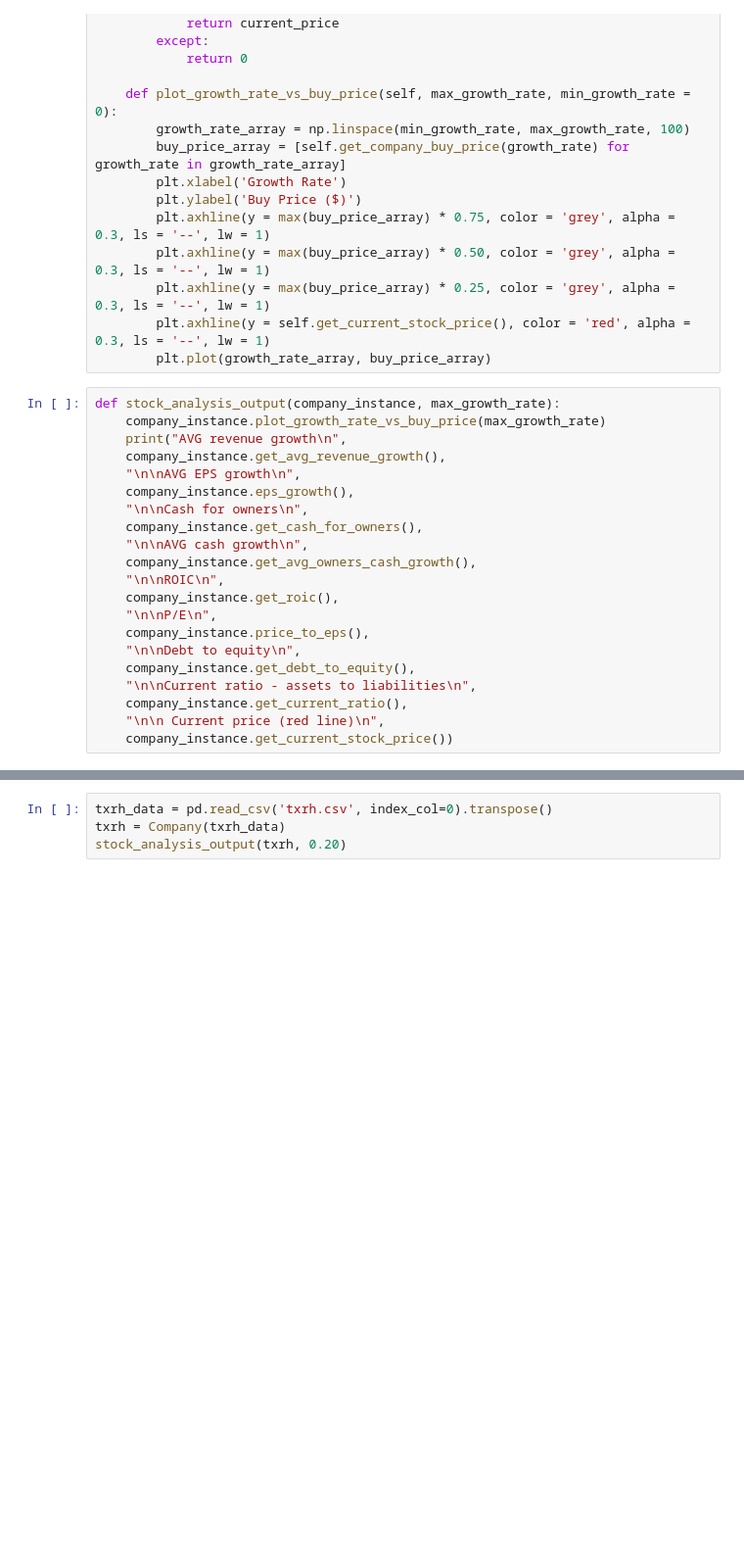
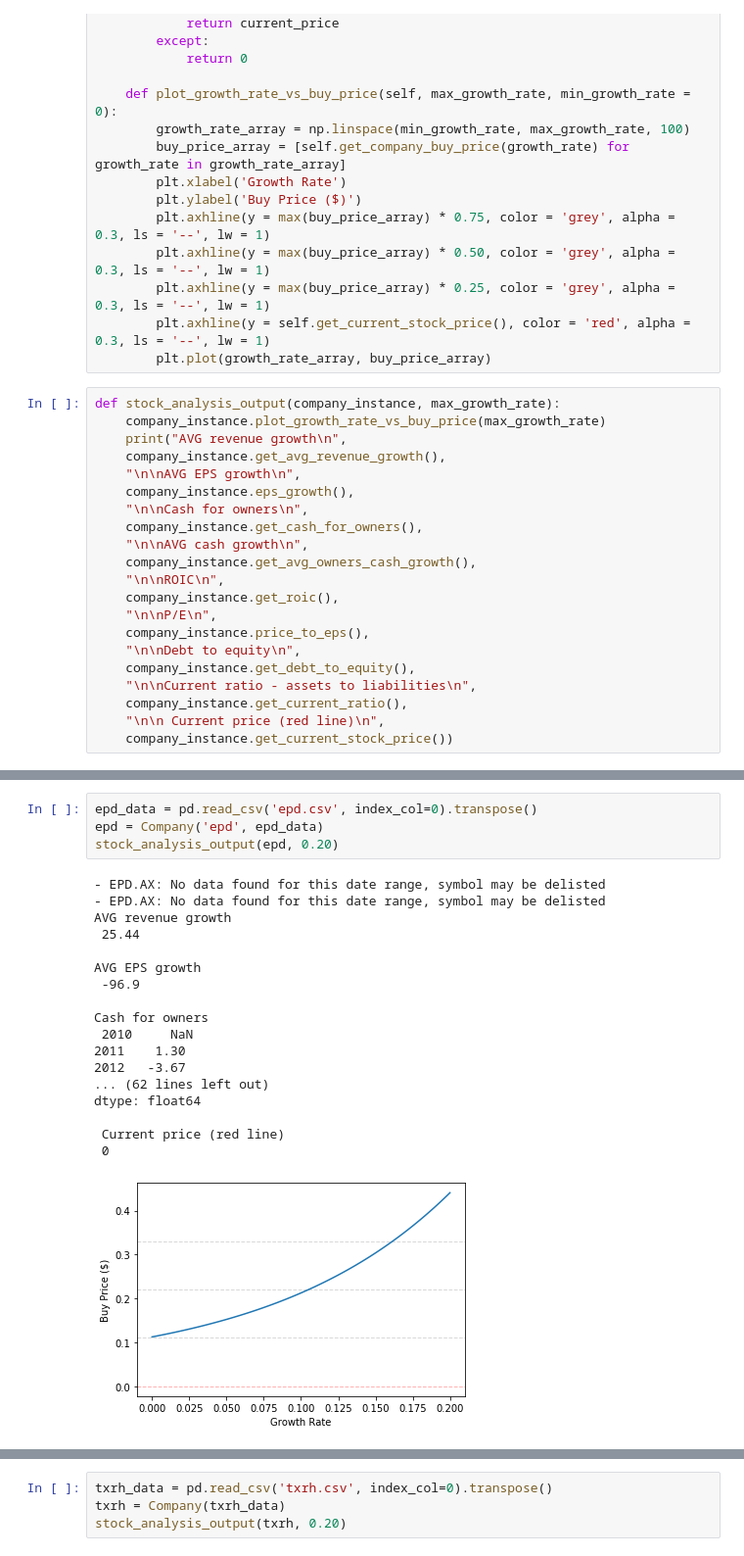
Before and after one commit to zloff/stock-analysis, a Jupyter notebook: Stock analysis project breakdown steps.ipynb, the cells around one changed output, grey strips where cells are left out. Shown: that part at 98% size. Saved outputs shown, nothing was run; the diff lists cells and outputs as text; blank space fills up the shorter version.

```diff
--- a/Stock analysis project breakdown steps.ipynb
+++ b/Stock analysis project breakdown steps.ipynb
@@ -308,3 +325,26 @@ dtype: float64
+# %%
+epd_data = pd.read_csv('epd.csv', index_col=0).transpose()
+epd = Company('epd', epd_data)
+stock_analysis_output(epd, 0.20)
+# %% [output]
+- EPD.AX: No data found for this date range, symbol may be delisted
+- EPD.AX: No data found for this date range, symbol may be delisted
+AVG revenue growth
+ 25.44
+
+AVG EPS growth
+ -96.9
+
+Cash for owners
+ 2010     NaN
+2011    1.30
+2012   -3.67
+... (62 lines left out)
+dtype: float64
+
+ Current price (red line)
+ 0
+[figure, added]
 # %%
 jbh_data = pd.read_csv('jbh.csv', index_col=0).transpose()
 jbh = Company('jbh', jbh_data)
```
Also changed, not shown: parts of 17 cells of this notebook.
